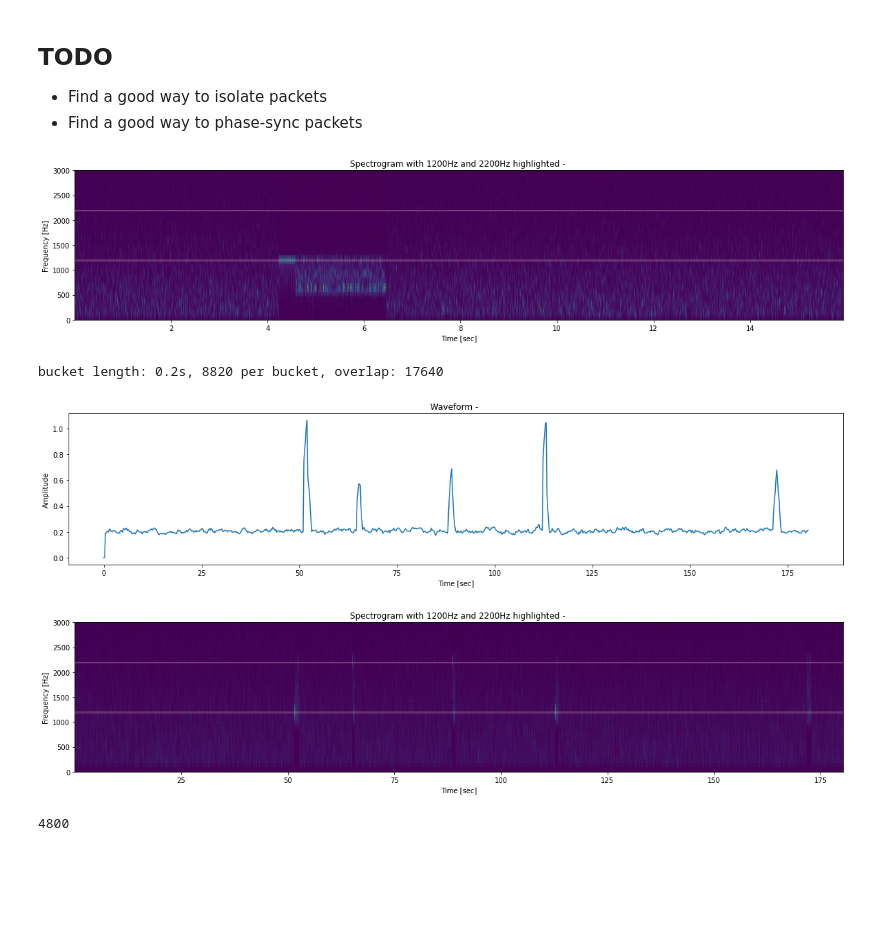
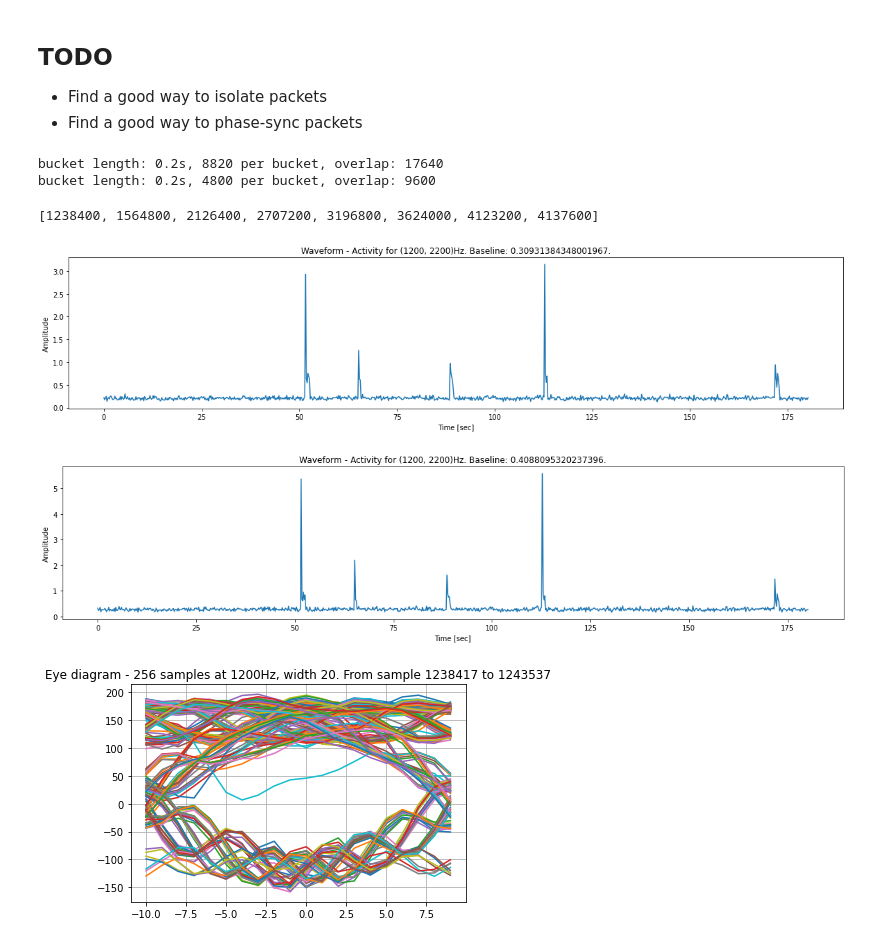
Before and after one commit to thomastoye/aprs-ax25-from-scratch, a Jupyter notebook: notebooks/notebook.ipynb, the cells around one changed output. Cells and saved outputs as stored; diff of their text form; code cells hidden in the pictures; blank space fills up the shorter version.

```diff
--- a/notebooks/notebook.ipynb
+++ b/notebooks/notebook.ipynb
@@ -345,7 +348,7 @@ def load_asset(name):
     num_channels = len(file.shape)
     length_s = round(file.shape[0]/sample_rate, 2)
     print(f'Sample rate: {sample_rate}Hz, channels: {num_channels}, samples: {file.shape[0]}, length: {length_s}s')
-    if num_channels is 1:
+    if num_channels == 1:
         return (sample_rate, file)
     else:
         return (sample_rate, file[:,0])
@@ -404,6 +407,25 @@ def find_interestingness(x, fs, freqs=(1200, 2200), freqs_width=50):
     indexes_to_sum = [ idx for (idx, freq) in zip(range(0, len(f)), f) if (freqs[0] - freqs_width) < freq < (freqs[0] + freqs_width) or (freqs[1] - freqs_width) < freq < (freqs[1] + freqs_width) ]
 
     return sum(map(lambda idx: Pxx_den[idx], indexes_to_sum))
+
+def find_activity(file, fs, freqs=(1200, 2200)):
+    """Scan the audio file and return a list of indices where specificed frequencies are active"""
+    bucket_length_s = 0.2
+    bucket_length_samples = round(fs*bucket_length_s)
+    overlap = bucket_length_samples*2
+
+    print(f'bucket length: {bucket_length_s}s, {bucket_length_samples} per bucket, overlap: {overlap}')
+
+    range_starts = range(0, len(file), bucket_length_samples)
+
+    interestingness = [ (start, start+bucket_length_samples, find_interestingness(file[start:start+bucket_length_samples], fs)) for start in range_starts ]
+    threshold = median(map(lambda x: x[2], interestingness)) * (3/2)
+    show_waveform(list(map(lambda x: x[2], interestingness)), 1/bucket_length_s, f'Activity for {freqs}Hz. Baseline: {threshold}.')
+
+    interesting_parts = [ (start, end) for start, end, level in interestingness if level > threshold ]
+    interesting_parts_starts = [ curr[0] for curr, prev in zip(interesting_parts, [(None, None)] + interesting_parts[:-1]) if curr[0] != prev[1] ]
+
+    return interesting_parts_starts
 # %%
 def butter_bandpass(lowcut, highcut, fs, order=5):
     nyq = 0.5 * fs
@@ -520,35 +545,24 @@ create_eye_diagram(convolved, new_sample_rate, int(new_sample_rate*(start_second
 
 * Find a good way to isolate packets
 * Find a good way to phase-sync packets
-# %%
-x = resampled_file[int(new_sample_rate*(start_second + 1.2) ):int(new_sample_rate*(end_second + 0.5))]
-show_spectrogram(file, new_sample_rate)
-
-fs = new_sample_rate
-f, t, Sxx = spectrogram(x, fs)
-# %% [output]
-[figure, removed]
 # %%
-bucket_length_s = 0.2
-bucket_length_samples = round(file_sample_rate*bucket_length_s)
-overlap = bucket_length_samples*2
+processed_file = resample_file(remove_dc_bias(rescale_amplitude(file)), file_sample_rate, new_sample_rate)
+convolved_file = convolve_over_file(processed_file)
 
-print(f'bucket length: {bucket_length_s}s, {bucket_length_samples} per bucket, overlap: {overlap}')
-
-range_starts = range(0, len(file), bucket_length_samples)
-
-# interestingness = [ (start, start+bucket_length_samples, find_interestingness(file[start:start+bucket_length_samples], file_sample_rate)) for start in range_starts ]
-interestingness = [ find_interestingness(file[start-overlap:start+bucket_length_samples+overlap], file_sample_rate) for start in range_starts ]
-
-show_waveform(interestingness, 1/bucket_length_s)
+find_activity(file, file_sample_rate)
+find_activity(processed_file, new_sample_rate)
 # %% [output]
 bucket length: 0.2s, 8820 per bucket, overlap: 17640
+bucket length: 0.2s, 4800 per bucket, overlap: 9600
+[1238400, 1564800, 2126400, 2707200, 3196800, 3624000, 4123200, 4137600]
-[figure, old version]
+[figure, new version]
+[figure, added]
-# %%
-show_spectrogram(file, file_sample_rate)
-# %% [output]
-[figure, removed]
-# %%
-overlap
-# %% [output]
-4800
+# %%
+create_eye_diagram(
+    blah,
+    new_sample_rate,
+    offset=17,
+    start=round((2275560)*(new_sample_rate/file_sample_rate))
+)
+# %% [output]
+[figure, added]
```
Also changed, not shown: parts of 13 cells of this notebook, 2 other files.
